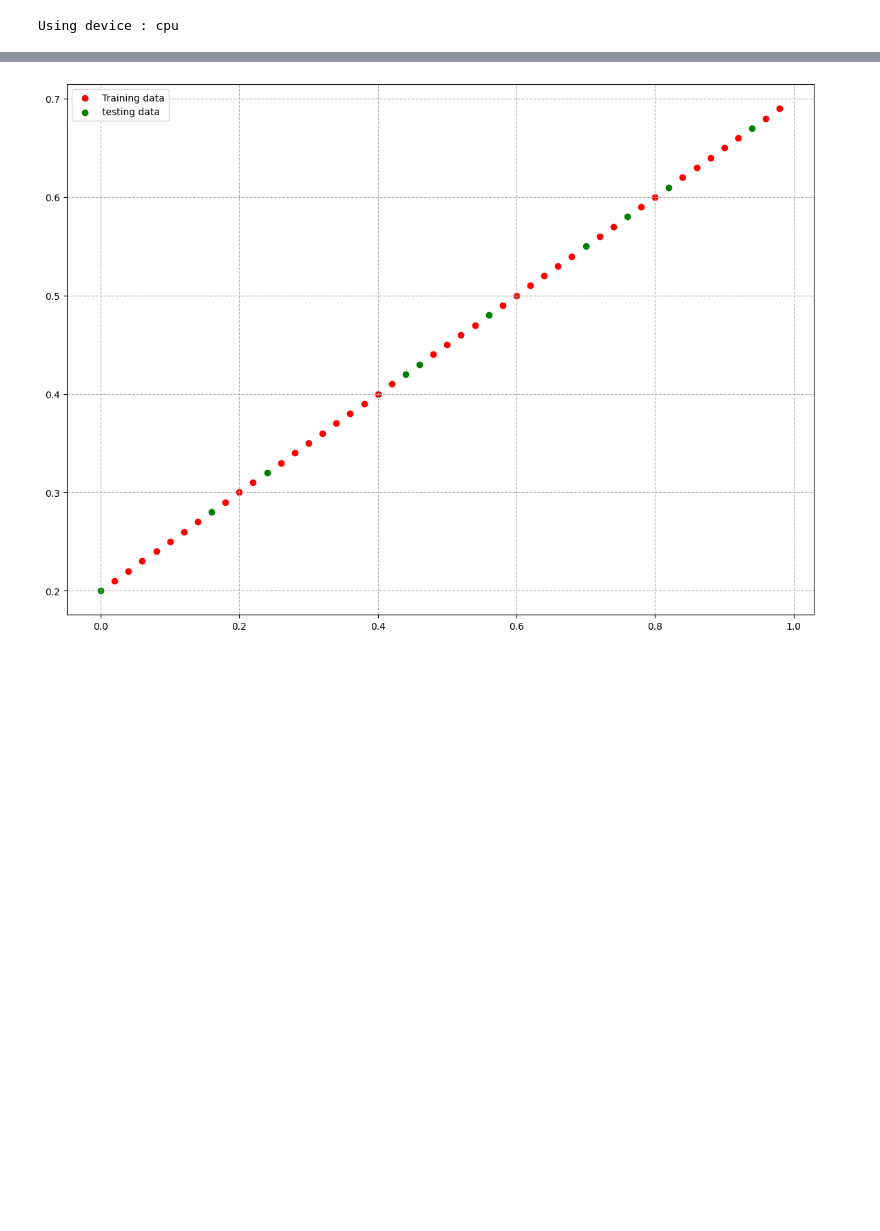
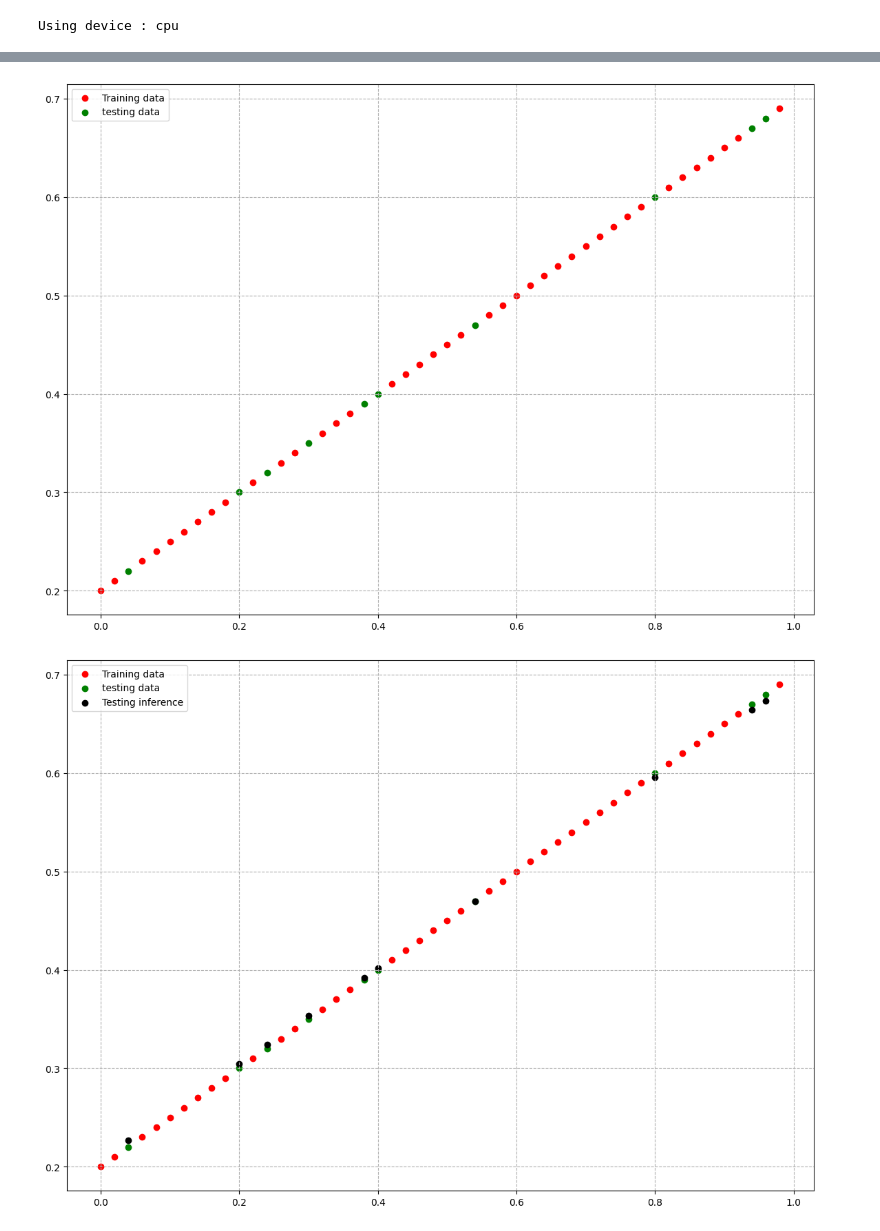
Before and after one commit to adeotti/Deep-Learning-Models, a Jupyter notebook: Linear_regression_model_3.ipynb, the cells around one changed output, grey strips where cells are left out. Saved outputs shown, nothing was run; the diff lists cells and outputs as text; code cells hidden in the pictures; blank space fills up the shorter version.

```diff
--- a/Linear_regression_model_3.ipynb
+++ b/Linear_regression_model_3.ipynb
@@ -37,7 +37,7 @@ def viz(train_data = X_train,
     plt.grid(True, linestyle = "--")
 
     if inference is not None :
-        plt.scatter(test_data,inference, color = "black")
+        plt.scatter(test_data,inference, color = "black",label = "Testing inference")
     plt.legend()
 # %%
 class Linear(nn.Module) :
@@ -76,4 +92,8 @@ for epoch in range(epoch):
-# %%
-viz()
-# %% [output]
-[figure, removed]
+# %%
+with torch.inference_mode():
+    y_pred = model(X_test)
+viz(inference=None)
+viz(inference=y_pred)
+# %% [output]
+[figure, added]
+[figure, added]
```
Also changed, not shown: parts of 2 cells of this notebook.
